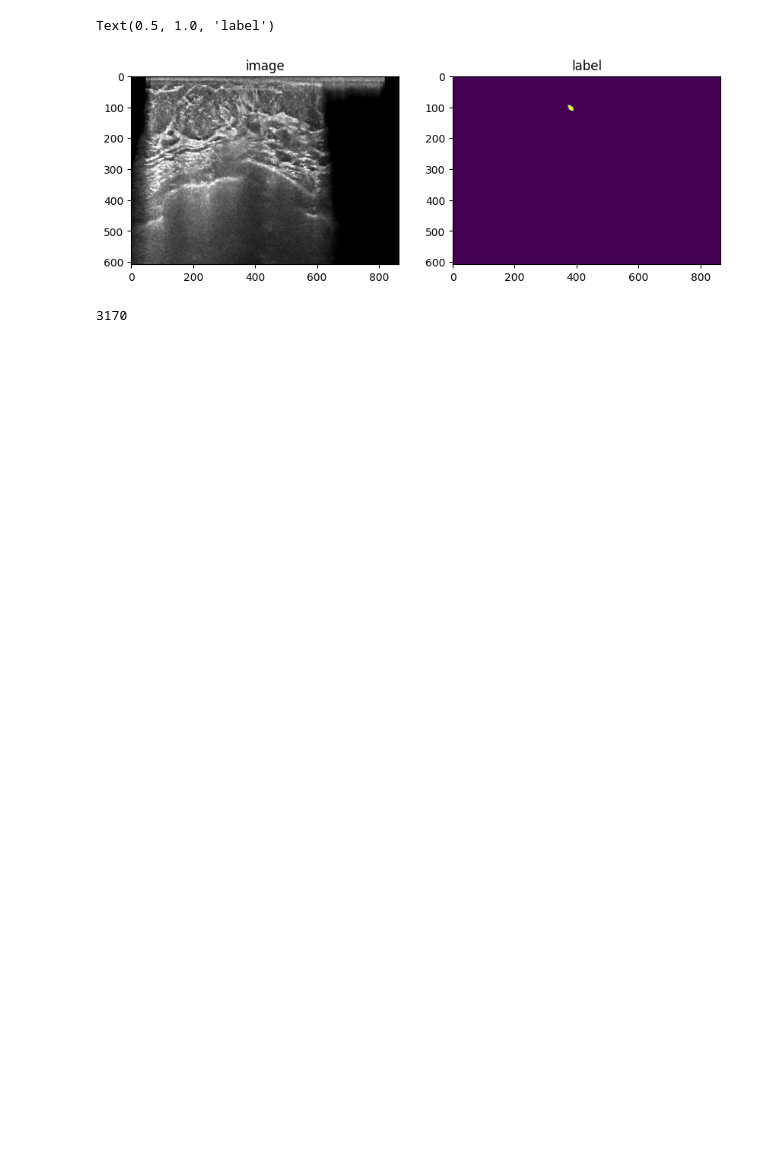
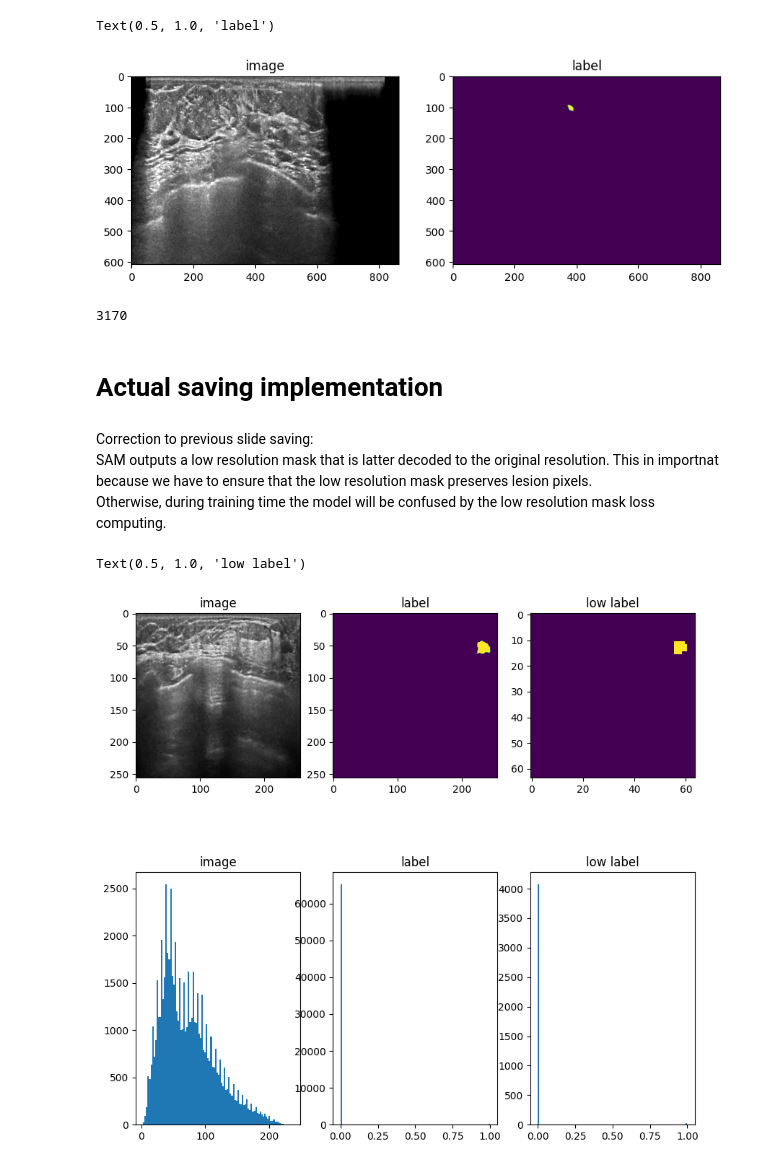
Before and after one commit to VICTORIA-project/tdsc_abus23, a Jupyter notebook: dataset_analysis/challange_data.ipynb, the cells around one changed output. Saved outputs shown, nothing was run; the diff lists cells and outputs as text; code cells hidden in the pictures; blank space fills up the shorter version.

Commit message:
explore the low resolution mask

```diff
--- a/dataset_analysis/challange_data.ipynb
+++ b/dataset_analysis/challange_data.ipynb
@@ -130,15 +125,15 @@ label_dir.mkdir(exist_ok=True)
 # get list of images using metadata
 metadata = pd.read_csv(root_path / 'labels.csv')
 
-# # get example image
-# idx = 0
-# row = metadata.iloc[idx]
-# # image files, replace \\ with /
-# image_path = root_path /  row['data_path'].replace('\\', '/')
-# label_path = root_path / row['mask_path'].replace('\\', '/')
-# # get image and label
-# im = SimpleITK.GetArrayFromImage(SimpleITK.ReadImage(image_path))
-# label = SimpleITK.GetArrayFromImage(SimpleITK.ReadImage(label_path))
+# get example image
+idx = 0
+row = metadata.iloc[idx]
+# image files, replace \\ with /
+image_path = root_path /  row['data_path'].replace('\\', '/')
+label_path = root_path / row['mask_path'].replace('\\', '/')
+# get image and label
+im = SimpleITK.GetArrayFromImage(SimpleITK.ReadImage(image_path))
+label = SimpleITK.GetArrayFromImage(SimpleITK.ReadImage(label_path))
 
 #  # z values valid lesion
 # z_values = np.unique(np.where(label)[0])
@@ -169,3 +166,9 @@ Text(0.5, 1.0, 'label')
 len(im_files)
 # %% [output]
 3170
+# %% [markdown]
+# Actual saving implementation
+# %% [markdown]
+Correction to previous slide saving: <br>
+SAM outputs a low resolution mask that is latter decoded to the original resolution. This in importnat because we have to ensure that the low resolution mask preserves lesion pixels. <br>
+Otherwise, during training time the model will be confused by the low resolution mask loss computing. <br>
@@ -171,0 +262,46 @@ len(im_files)
+# %%
+low_res_trans = monai.transforms.Compose([monai.transforms.Resized(keys=["label"], spatial_size=(64, 64),mode=['nearest'])])
+low_res_trans = Compose(
+        [ # classic squared aspect-preserved centered image
+            Resize(64, interpolation= InterpolationMode.NEAREST),
+            CenterCrop(64),
+        ]
+)
+
+# z values valid lesion
+z_values = np.unique(np.where(label)[0])
+z = z_values[10]
+# preprocess image
+im_slice = Image.fromarray(im[z])
+im_slice = preprocess_im(im_slice)
+im_slice = np.asarray(im_slice)
+# # put channel first and repeat
+im_slice = np.repeat(np.expand_dims(im_slice, axis=0), 3, axis=0)
+
+# preprocess label
+label_slice = Image.fromarray(label[z])
+label_slice = preprocess_label(label_slice)
+low_label_slice = low_res_trans(label_slice)
+low_label_slice = np.asarray(low_label_slice)
+label_slice = np.asarray(label_slice)
+# low_label_slice = low_res_trans({"label":label_slice})['label'][0]
+
+
+
+# plot image and label and histograms
+fig, ax = plt.subplots(2,3, figsize=(10,10))
+ax[0,0].imshow(im_slice[0], cmap='gray')
+ax[0,0].set_title('image')
+ax[0,1].imshow(label_slice)
+ax[0,1].set_title('label')
+ax[0,2].imshow(low_label_slice)
+ax[0,2].set_title('low label')
+ax[1,0].hist(im_slice[0].ravel(), bins=100)
+ax[1,0].set_title('image')
+ax[1,1].hist(label_slice.ravel(), bins=100)
+ax[1,1].set_title('label')
+ax[1,2].hist(low_label_slice.ravel(), bins=100)
+ax[1,2].set_title('low label')
+# %% [output]
+Text(0.5, 1.0, 'low label')
+[figure, added]
```
Also changed, not shown: parts of 5 cells of this notebook, 2 other files.
